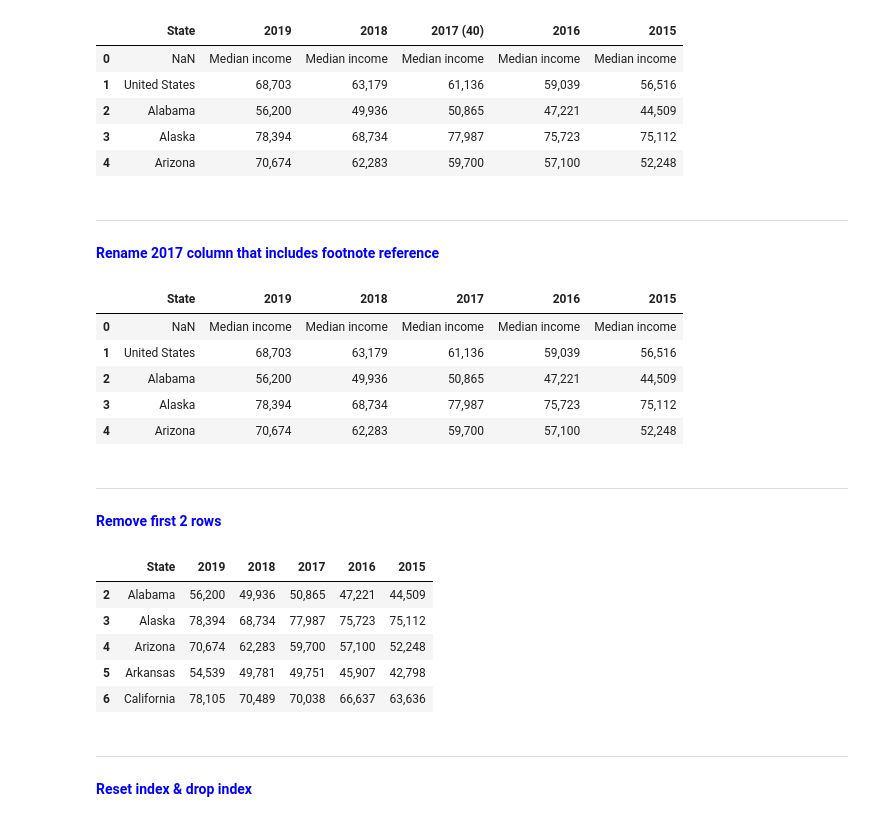
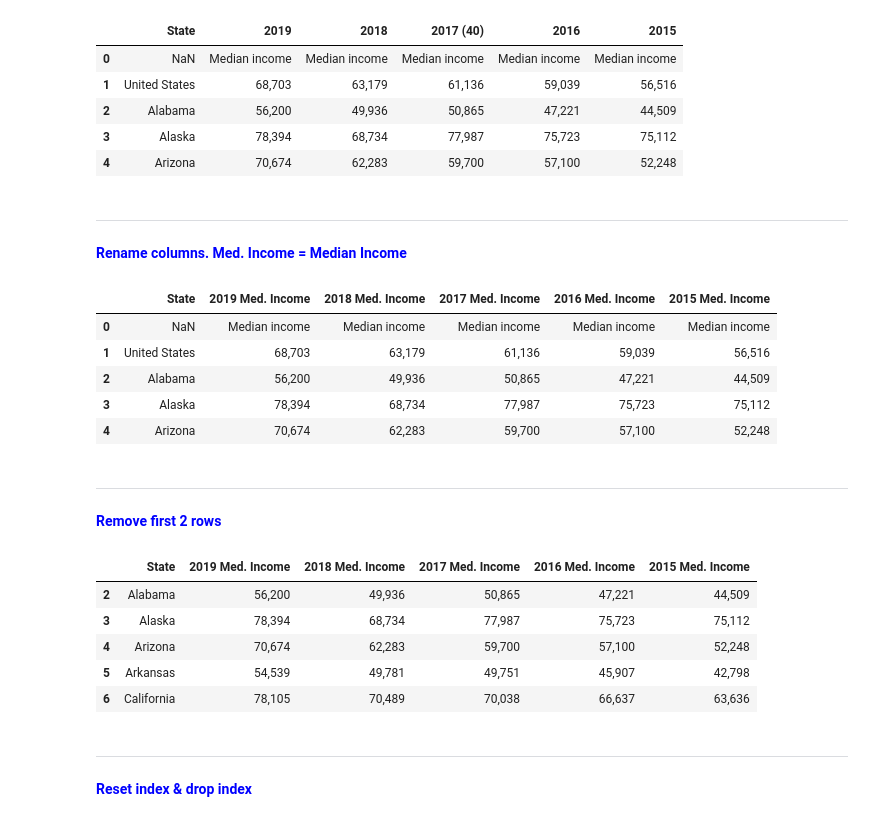
Before and after one commit to vandrade88/ETL-project, a Jupyter notebook: ETL Project.ipynb, the cells around one changed output. Cells and saved outputs as stored; diff of their text form; code cells hidden in the pictures.

```diff
--- a/ETL Project.ipynb
+++ b/ETL Project.ipynb
@@ -300,12 +300,14 @@ median_income_df.head()
 | 4 | Arizona | 70,674 | 62,283 | 59,700 | 57,100 | 52,248 |
 # %% [markdown]
 ***
-<font color = blue>__Rename 2017 column that includes footnote reference__</font>
+<font color = blue>__Rename columns. Med. Income = Median Income__</font>
 # %%
-median_income_df = median_income_df.rename(columns = {"2017 (40)": "2017"})
+median_income_df = median_income_df.rename(columns = {"2019": "2019 Med. Income", "2018": "2018 Med. Income",\
+                                                      "2017 (40)": "2017 Med. Income", "2016": "2016 Med. Income",\
+                                                      "2015": "2015 Med. Income"})
 median_income_df.head()
 # %% [output]
-|  | State | 2019 | 2018 | 2017 | 2016 | 2015 |
+|  | State | 2019 Med. Income | 2018 Med. Income | 2017 Med. Income | 2016 Med. Income | 2015 Med. Income |
 | 0 | NaN | Median income | Median income | Median income | Median income | Median income |
 | 1 | United States | 68,703 | 63,179 | 61,136 | 59,039 | 56,516 |
 | 2 | Alabama | 56,200 | 49,936 | 50,865 | 47,221 | 44,509 |
@@ -318,7 +320,7 @@ median_income_df.head()
 median_income_df = median_income_df.drop([0, 1])
 median_income_df.head()
 # %% [output]
-|  | State | 2019 | 2018 | 2017 | 2016 | 2015 |
+|  | State | 2019 Med. Income | 2018 Med. Income | 2017 Med. Income | 2016 Med. Income | 2015 Med. Income |
 | 2 | Alabama | 56,200 | 49,936 | 50,865 | 47,221 | 44,509 |
 | 3 | Alaska | 78,394 | 68,734 | 77,987 | 75,723 | 75,112 |
 | 4 | Arizona | 70,674 | 62,283 | 59,700 | 57,100 | 52,248 |
```
Also changed, not shown: parts of 33 cells of this notebook.
